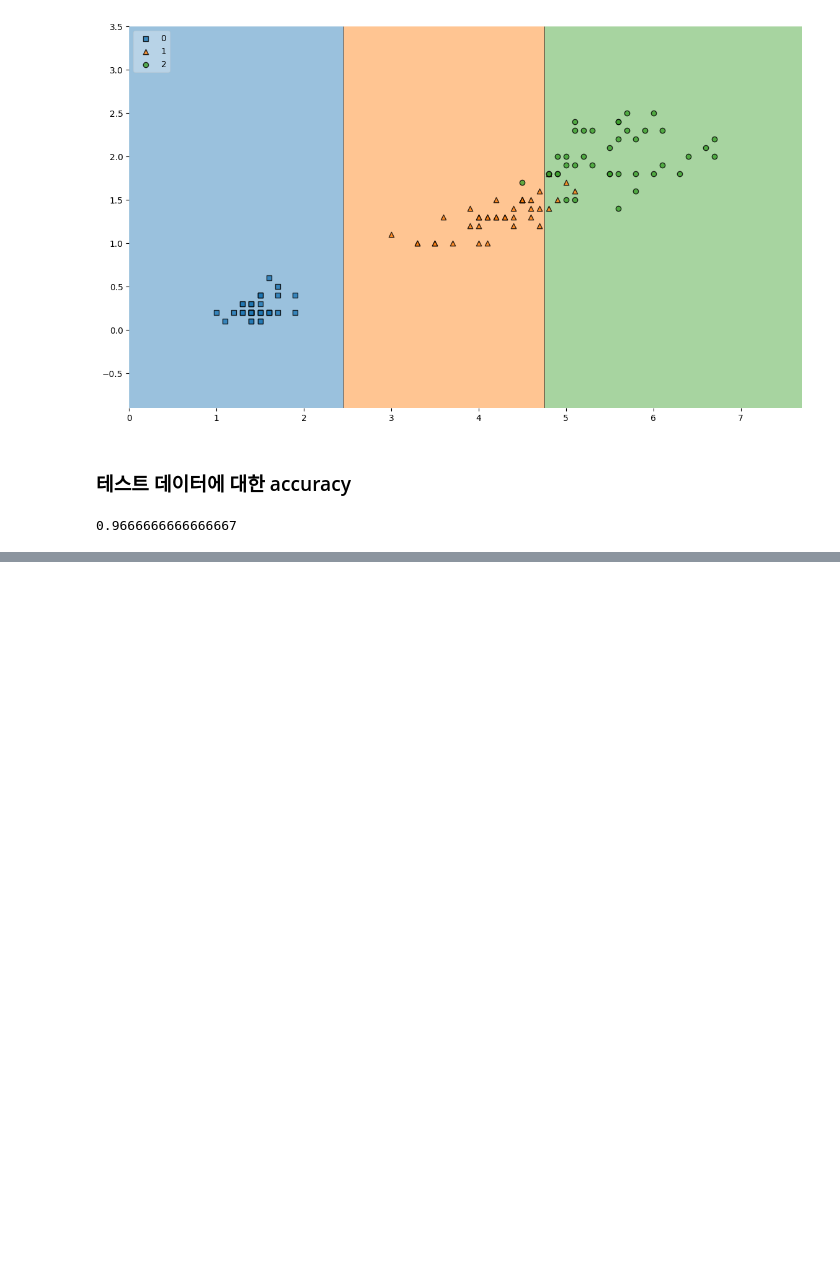
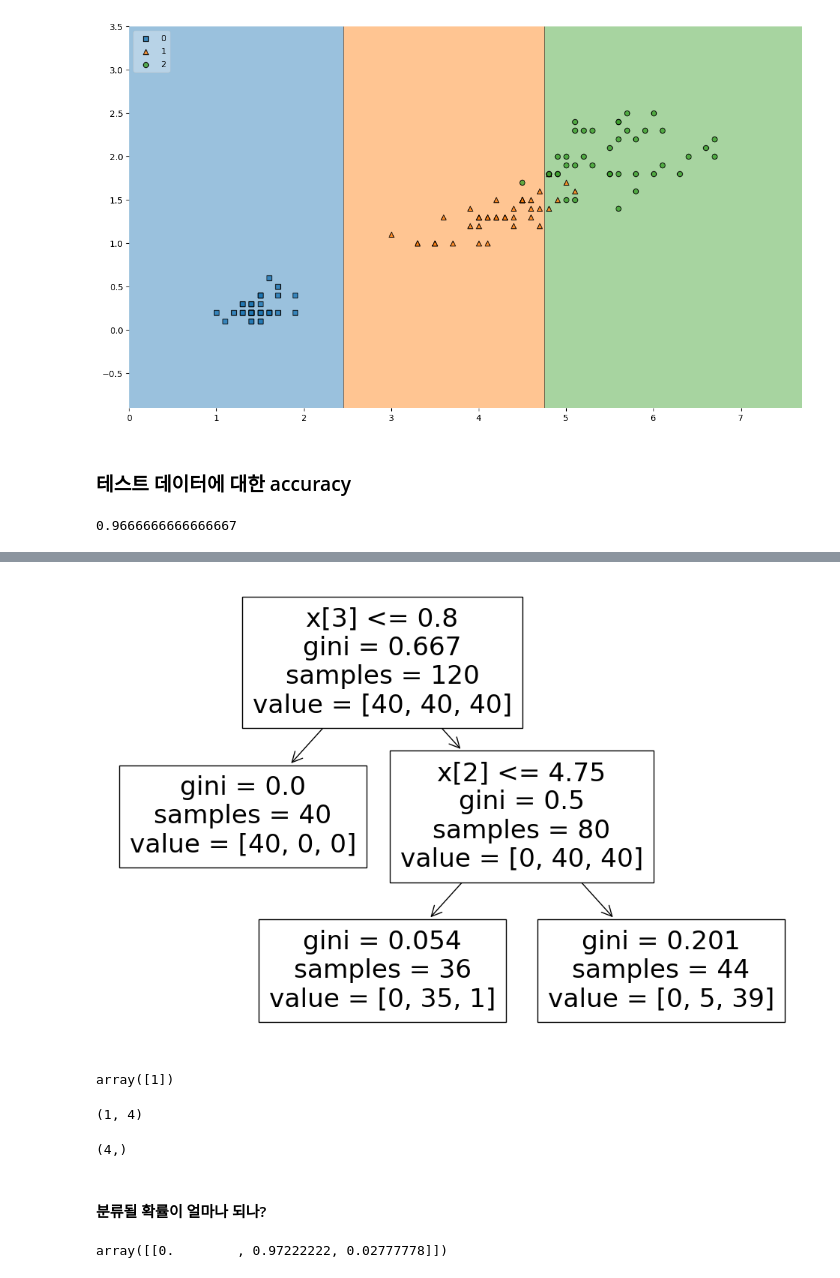
Before and after one commit to offpython/MachineLearning, a Jupyter notebook: ws_iris/iris2.ipynb, the cells around one changed output, grey strips where cells are left out. Cells and saved outputs as stored; diff of their text form; code cells hidden in the pictures; blank space fills up the shorter version.

```diff
--- a/ws_iris/iris2.ipynb
+++ b/ws_iris/iris2.ipynb
@@ -80,0 +112,24 @@ accuracy_score(y_test, y_pred_test)
+# %%
+plt.figure(figsize=(12, 8))
+plot_tree(iris_tree);
+# %% [output]
+[figure, added]
+# %%
+test_data = np.array([[4.3, 2, 1.2, 1]])
+iris_tree.predict(test_data)
+# %% [output]
+array([1])
+# %%
+test_data.shape
+# %% [output]
+(1, 4)
+# %%
+np.array([4.3, 2, 1.2, 1]).shape
+# %% [output]
+(4,)
+# %% [markdown]
+#### 분류될 확률이 얼마나 되나?
+# %%
+iris_tree.predict_proba(test_data)
+# %% [output]
+array([[0.        , 0.97222222, 0.02777778]])
```
Also changed, not shown: parts of 19 cells of this notebook.
